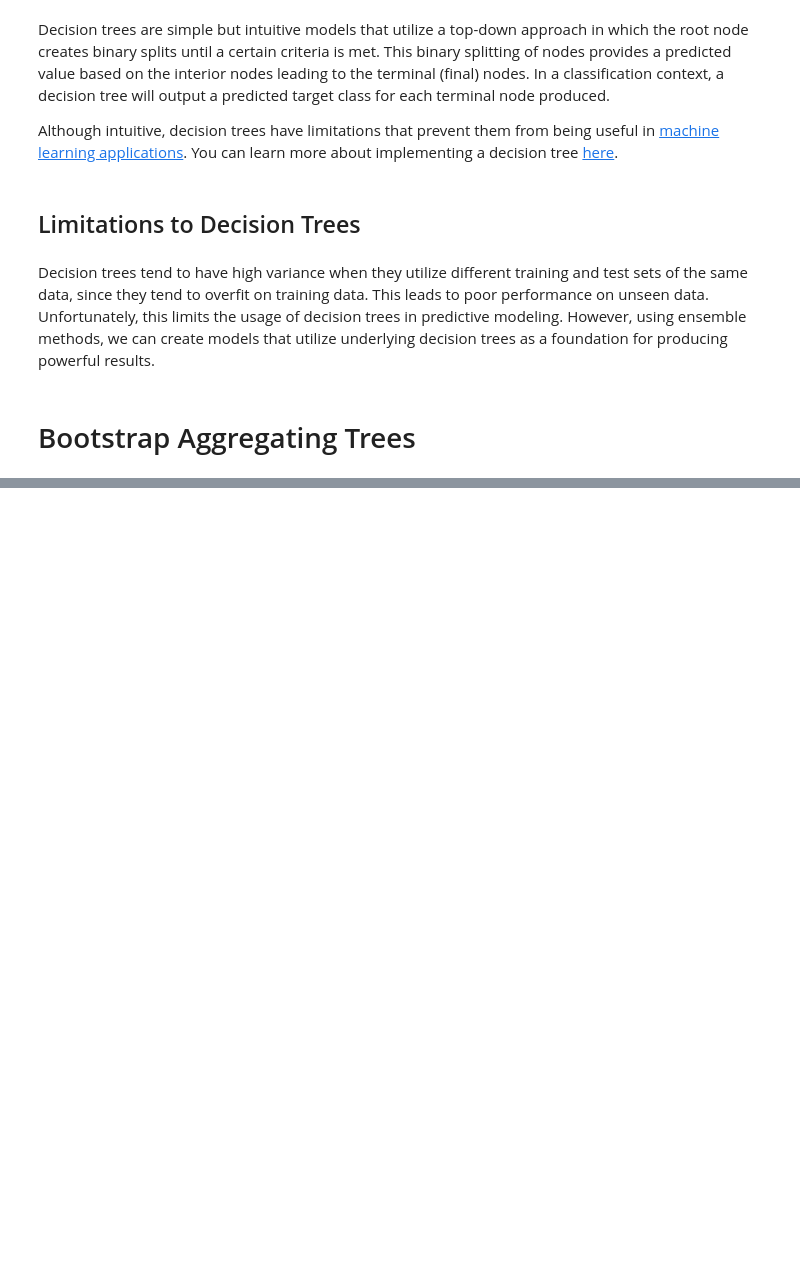
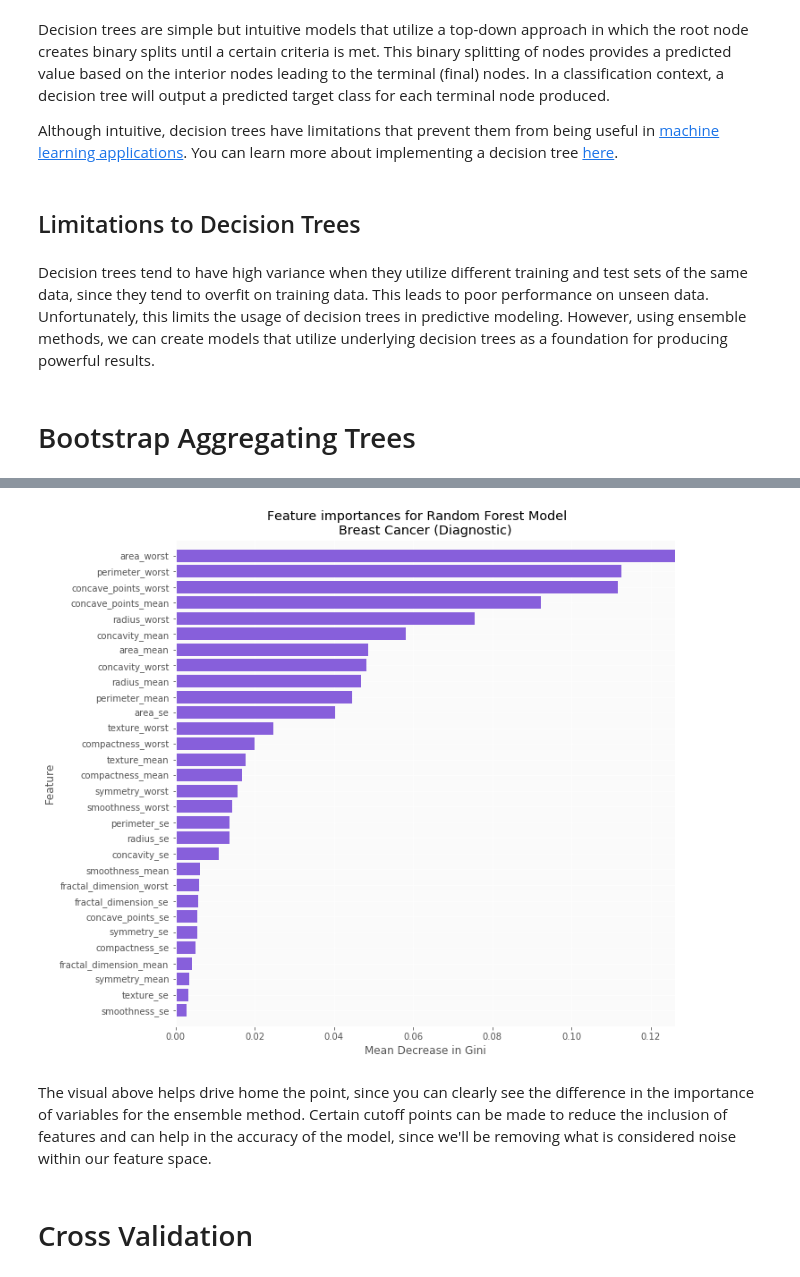
Before and after one commit to atlas-github/Lots_of_Useful_Code, a Jupyter notebook: Introduction_to_Random_Forests.ipynb, the cells around one changed output, grey strips where cells are left out. Drawn from its saved outputs; the diff is of its cells as text; code cells hidden in the pictures; blank space fills up the shorter version.

```diff
--- a/Introduction_to_Random_Forests.ipynb
+++ b/Introduction_to_Random_Forests.ipynb
@@ -26,0 +369,5 @@ Decision trees tend to have high variance when they utilize different training a
+# %%
+fit_rf.set_params(n_estimators=400,
+              bootstrap = True,
+              warm_start=False,
+              oob_score=False)
@@ -26,0 +386,2 @@ Decision trees tend to have high variance when they utilize different training a
+# %%
+fit_rf.fit(training_set, class_set)
@@ -26,0 +416,3 @@ Decision trees tend to have high variance when they utilize different training a
+# %%
+importances_rf = fit_rf.feature_importances_
+indices_rf = np.argsort(importances_rf)[::-1]
@@ -26,0 +517,8 @@ Decision trees tend to have high variance when they utilize different training a
+# %%
+variable_importance_plot(importances_rf, indices_rf)
+# %% [output]
+[figure, added]
+# %% [markdown]
+The visual above helps drive home the point, since you can clearly see the difference in the importance of variables for the ensemble method. Certain cutoff points can be made to reduce the inclusion of features and can help in the accuracy of the model, since we'll be removing what is considered noise within our feature space.
+# %% [markdown]
+# Cross Validation
```
Also changed, not shown: parts of 99 cells of this notebook.
